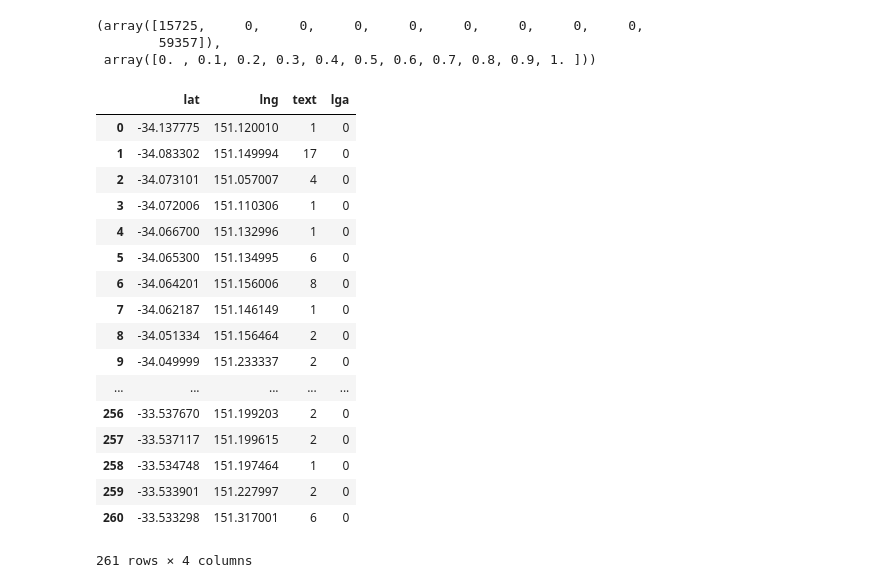
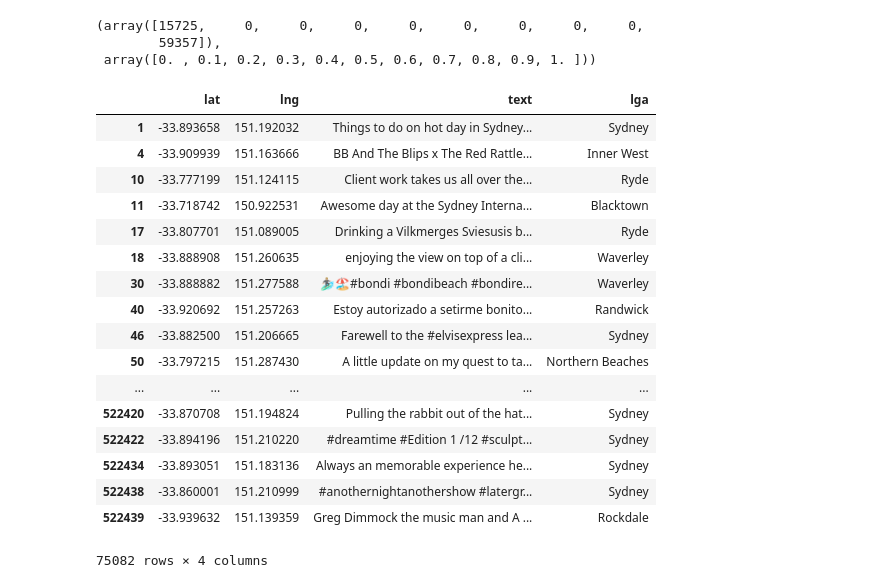
Before and after one commit to desultir/capstone, a Jupyter notebook: notebooks/tdm/pyshp experimentation.ipynb, the cells around one changed output. Cells and saved outputs as stored; diff of their text form; code cells hidden in the pictures.

```diff
--- a/notebooks/tdm/pyshp experimentation.ipynb
+++ b/notebooks/tdm/pyshp experimentation.ipynb
@@ -83,20 +95,35 @@ def whichlga(tweetpoints, lgashapes):
     #test by whether in bounding box. If in two, go to shapes. If still in two, one with smaller bounding box
     output = []
     nums = []
+    amalgamations = {'Botany Bay': 'Bayside',
+                     'Rockdale'  : 'Bayside',
+                     'Gundagai'  : 'Cootamundra-Gundagai',
+                     'Western Plains Regional' : 'Dubbo Regional',
+                     'Unincorporated NSW' : 'Unincorporated Far West'
+                    }
 
     for point in tweetpoints:
         found = []
+        distances = []
         for i, nswshape in enumerate(nswshapes):
             if point.within(nswshape):
                 #import pdb; pdb.set_trace()
                 found.append(i)
+                break
+            else:
+                distances.append(point.distance(nswshape))
 
         #print(len(found))
         nums.append(len(found))
         if len(found) == 1:
-            output.append(nswdf.iloc[found[0]].clean_name)
+            clean_name = nswdf.iloc[found[0]].clean_name
         else:
-            output.append(None)
+            #out on the water
+            clean_name = nswdf.iloc[np.argmin(np.asarray(distances))].clean_name
+
+        if clean_name in amalgamations:
+            clean_name = amalgamations[clean_name]
+        output.append(clean_name)
 
     return pd.Series(output), nums
 # %%
@@ -140,25 +167,25 @@ aggdf = tweetdf[['lat','lng','text','lga']].loc[pd.isnull(tweetdf['lga']) & ~pd.
 #output
-# %%
-aggdf.reset_index()
-# %% [output]
-|  | lat | lng | text | lga |
-| 0 | -34.137775 | 151.120010 | 1 | 0 |
-| 1 | -34.083302 | 151.149994 | 17 | 0 |
-| 2 | -34.073101 | 151.057007 | 4 | 0 |
-| 3 | -34.072006 | 151.110306 | 1 | 0 |
-| 4 | -34.066700 | 151.132996 | 1 | 0 |
-| 5 | -34.065300 | 151.134995 | 6 | 0 |
-| 6 | -34.064201 | 151.156006 | 8 | 0 |
-| 7 | -34.062187 | 151.146149 | 1 | 0 |
-| 8 | -34.051334 | 151.156464 | 2 | 0 |
-| 9 | -34.049999 | 151.233337 | 2 | 0 |
-| ... | ... | ... | ... | ... |
-| 256 | -33.537670 | 151.199203 | 2 | 0 |
-| 257 | -33.537117 | 151.199615 | 2 | 0 |
-| 258 | -33.534748 | 151.197464 | 1 | 0 |
-| 259 | -33.533901 | 151.227997 | 2 | 0 |
-| 260 | -33.533298 | 151.317001 | 6 | 0 |
-261 rows × 4 columns
+# %%
+tweetdf[['lat','lng','text','lga']].loc[~pd.isnull(tweetdf['lat'])]
+# %% [output]
+|  | lat | lng | text | lga |
+| 1 | -33.893658 | 151.192032 | Things to do on hot day in Sydney... | Sydney |
+| 4 | -33.909939 | 151.163666 | BB And The Blips x The Red Rattle... | Inner West |
+| 10 | -33.777199 | 151.124115 | Client work takes us all over the... | Ryde |
+| 11 | -33.718742 | 150.922531 | Awesome day at the Sydney Interna... | Blacktown |
+| 17 | -33.807701 | 151.089005 | Drinking a Vilkmerges Sviesusis b... | Ryde |
+| 18 | -33.888908 | 151.260635 | enjoying the view on top of a cli... | Waverley |
+| 30 | -33.888882 | 151.277588 | 🏄🏼‍♂️🏖#bondi #bondibeach #bondire... | Waverley |
+| 40 | -33.920692 | 151.257263 | Estoy autorizado a setirme bonito... | Randwick |
+| 46 | -33.882500 | 151.206665 | Farewell to the #elvisexpress lea... | Sydney |
+| 50 | -33.797215 | 151.287430 | A little update on my quest to ta... | Northern Beaches |
+| ... | ... | ... | ... | ... |
+| 522420 | -33.870708 | 151.194824 | Pulling the rabbit out of the hat... | Sydney |
+| 522422 | -33.894196 | 151.210220 | #dreamtime #Edition 1 /12 #sculpt... | Sydney |
+| 522434 | -33.893051 | 151.183136 | Always an memorable experience he... | Sydney |
+| 522438 | -33.860001 | 151.210999 | #anothernightanothershow #latergr... | Sydney |
+| 522439 | -33.939632 | 151.139359 | Greg Dimmock the music man and A ... | Rockdale |
+75082 rows × 4 columns
 # %%
 import dash
 import dash_core_components as dcc
```
Also changed, not shown: parts of 5 cells of this notebook.
